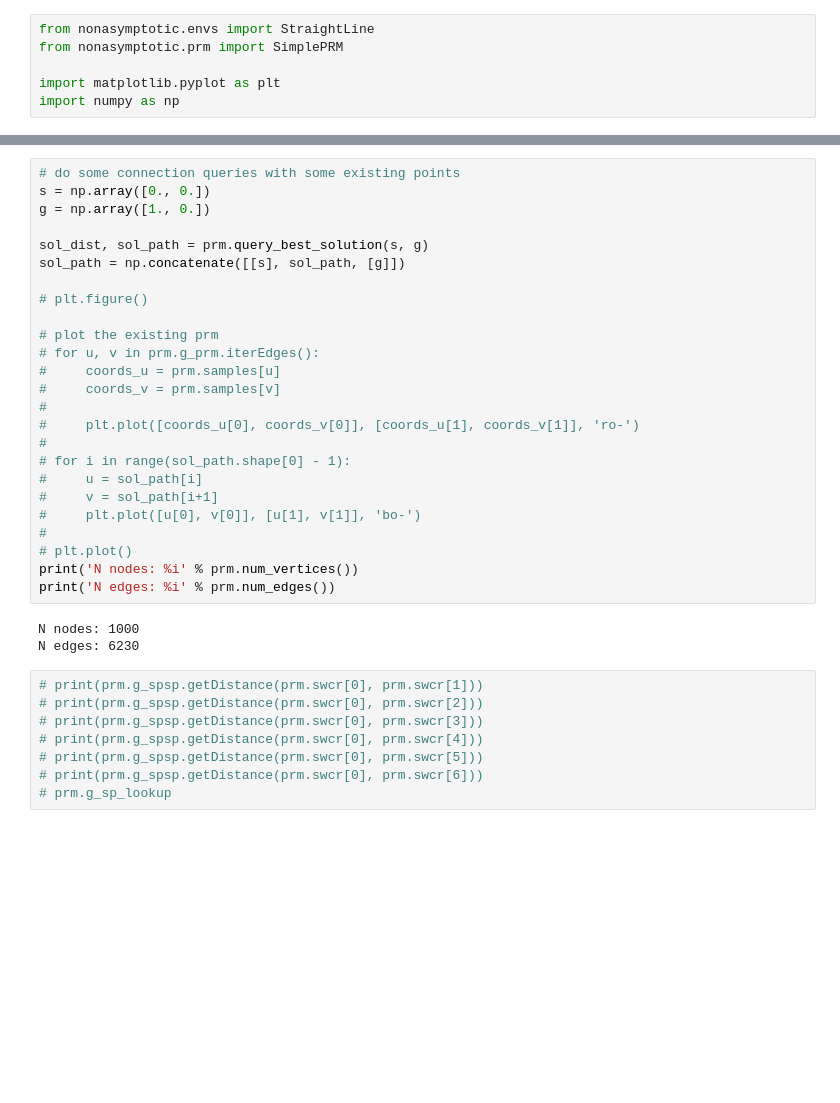
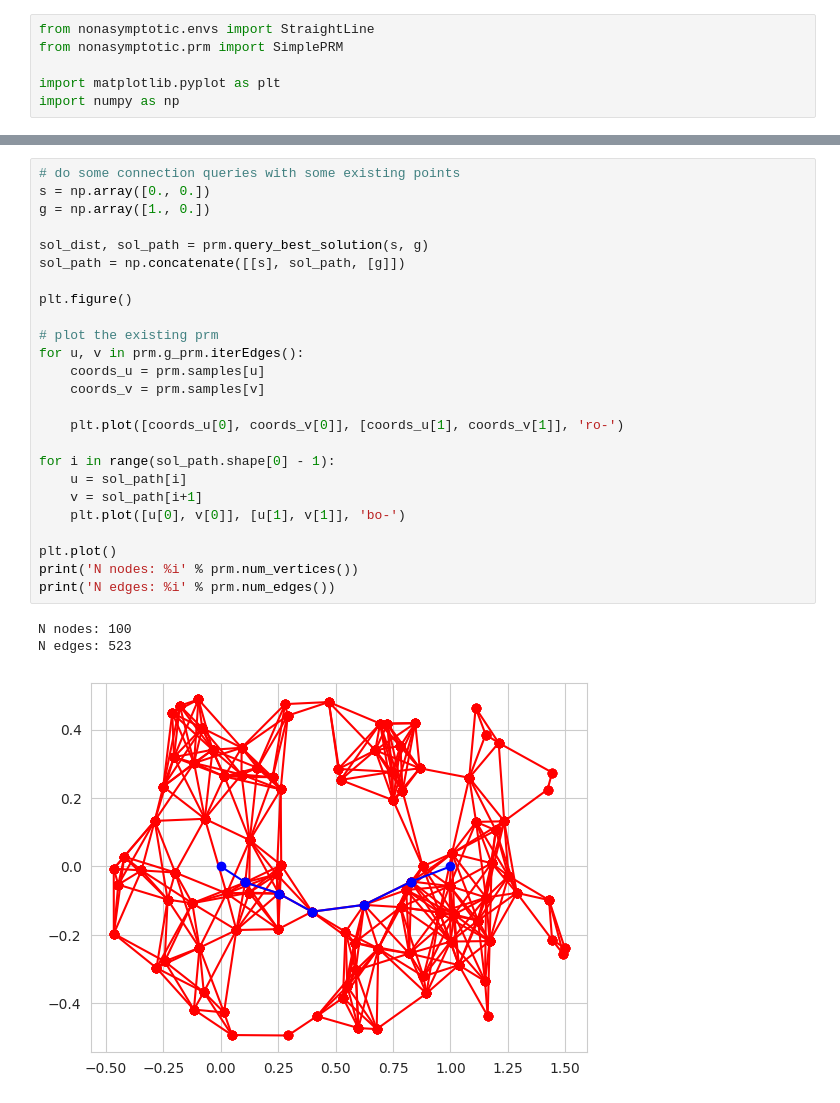
Before and after one commit to robustrobotics/nonasymptotic-mp, a Jupyter notebook: notebooks/vis_straight_line_env.ipynb, the cells around one changed output, grey strips where cells are left out. Drawn from its saved outputs; the diff is of its cells as text; blank space fills up the shorter version.

```diff
--- a/notebooks/vis_straight_line_env.ipynb
+++ b/notebooks/vis_straight_line_env.ipynb
@@ -42,39 +32,32 @@ N edges: 6230
 # %%
 # do some connection queries with some existing points
 s = np.array([0., 0.])
 g = np.array([1., 0.])
 
 sol_dist, sol_path = prm.query_best_solution(s, g)
 sol_path = np.concatenate([[s], sol_path, [g]])
 
-# plt.figure()
+plt.figure()
 
 # plot the existing prm
-# for u, v in prm.g_prm.iterEdges():
-#     coords_u = prm.samples[u]
-#     coords_v = prm.samples[v]
-#
-#     plt.plot([coords_u[0], coords_v[0]], [coords_u[1], coords_v[1]], 'ro-')
-#
-# for i in range(sol_path.shape[0] - 1):
-#     u = sol_path[i]
-#     v = sol_path[i+1]
-#     plt.plot([u[0], v[0]], [u[1], v[1]], 'bo-')
-#
-# plt.plot()
+for u, v in prm.g_prm.iterEdges():
+    coords_u = prm.samples[u]
+    coords_v = prm.samples[v]
+
+    plt.plot([coords_u[0], coords_v[0]], [coords_u[1], coords_v[1]], 'ro-')
+
+for i in range(sol_path.shape[0] - 1):
+    u = sol_path[i]
+    v = sol_path[i+1]
+    plt.plot([u[0], v[0]], [u[1], v[1]], 'bo-')
+
+plt.plot()
 print('N nodes: %i' % prm.num_vertices())
 print('N edges: %i' % prm.num_edges())
 # %% [output]
-N nodes: 1000
-N edges: 6230
+N nodes: 100
+N edges: 523
+[figure, added]
-# %%
-# print(prm.g_spsp.getDistance(prm.swcr[0], prm.swcr[1]))
-# print(prm.g_spsp.getDistance(prm.swcr[0], prm.swcr[2]))
-# print(prm.g_spsp.getDistance(prm.swcr[0], prm.swcr[3]))
-# print(prm.g_spsp.getDistance(prm.swcr[0], prm.swcr[4]))
-# print(prm.g_spsp.getDistance(prm.swcr[0], prm.swcr[5]))
-# print(prm.g_spsp.getDistance(prm.swcr[0], prm.swcr[6]))
-# prm.g_sp_lookup
 # %%
 pairs, _ = prm.query_all_graph_connections(s, g)
 plt.figure()
```
Also changed, not shown: parts of 5 cells of this notebook, 2 other files.
